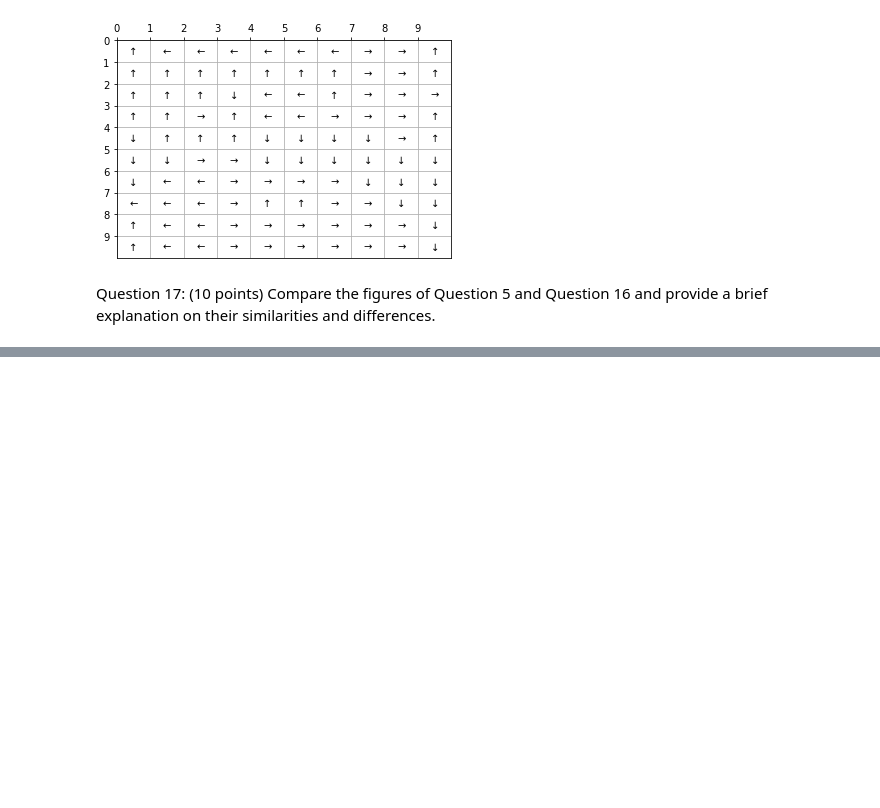
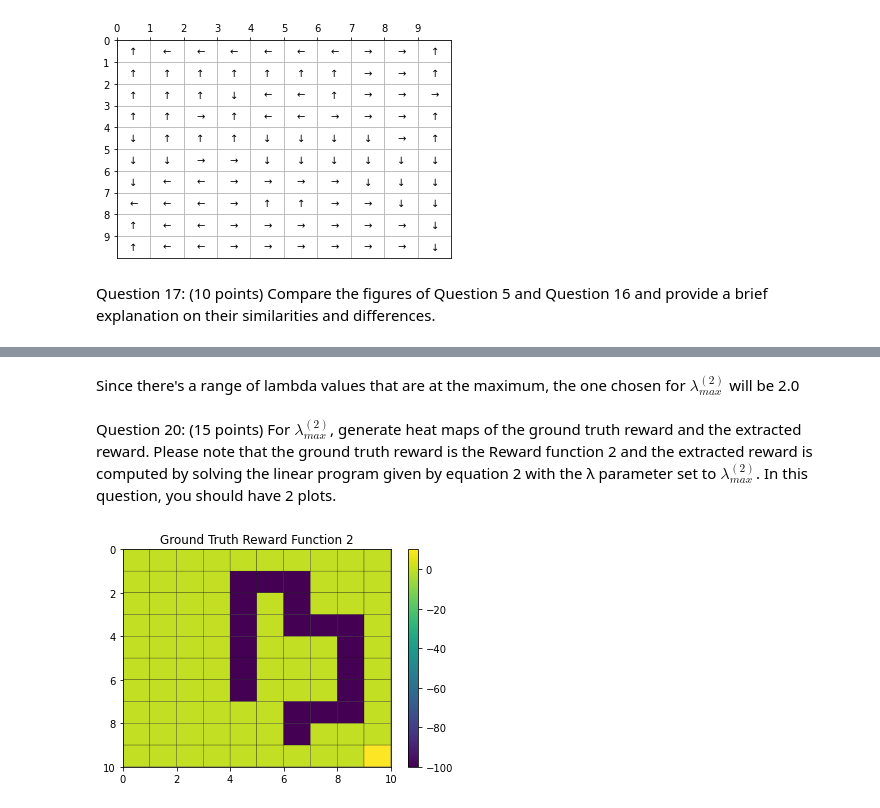
Before and after one commit to morgworth/ece232_team, a Jupyter notebook: Project 3/Morgan Project 3.ipynb, the cells around one changed output, grey strips where cells are left out. Saved outputs shown, nothing was run; the diff lists cells and outputs as text; code cells hidden in the pictures; blank space fills up the shorter version.

```diff
--- a/Project 3/Morgan Project 3.ipynb
+++ b/Project 3/Morgan Project 3.ipynb
@@ -569,0 +622,12 @@ There are more arrows on the edge that go point off of the grid in Question 16.
+# %% [markdown]
+Since there's a range of lambda values that are at the maximum, the one chosen for $λ_{max}^{(2)}$ will be 2.0
+# %% [markdown]
+Question 20: (15 points) For $λ_{max}^{(2)}$, generate heat maps of the ground truth reward and the extracted reward. Please note that the ground truth reward is the Reward function 2 and the extracted reward is computed by solving the linear program given by equation 2 with the λ parameter set to $λ_{max}^{(2)}$. In this question, you should have 2 plots.
+# %%
+plt.pcolor(reward_fnx2,edgecolors='black')
+plt.gca().invert_yaxis()
+plt.colorbar()
+plt.title("Ground Truth Reward Function 2")
+plt.show()
+# %% [output]
+[figure, added]
```
Also changed, not shown: parts of 21 cells of this notebook.
